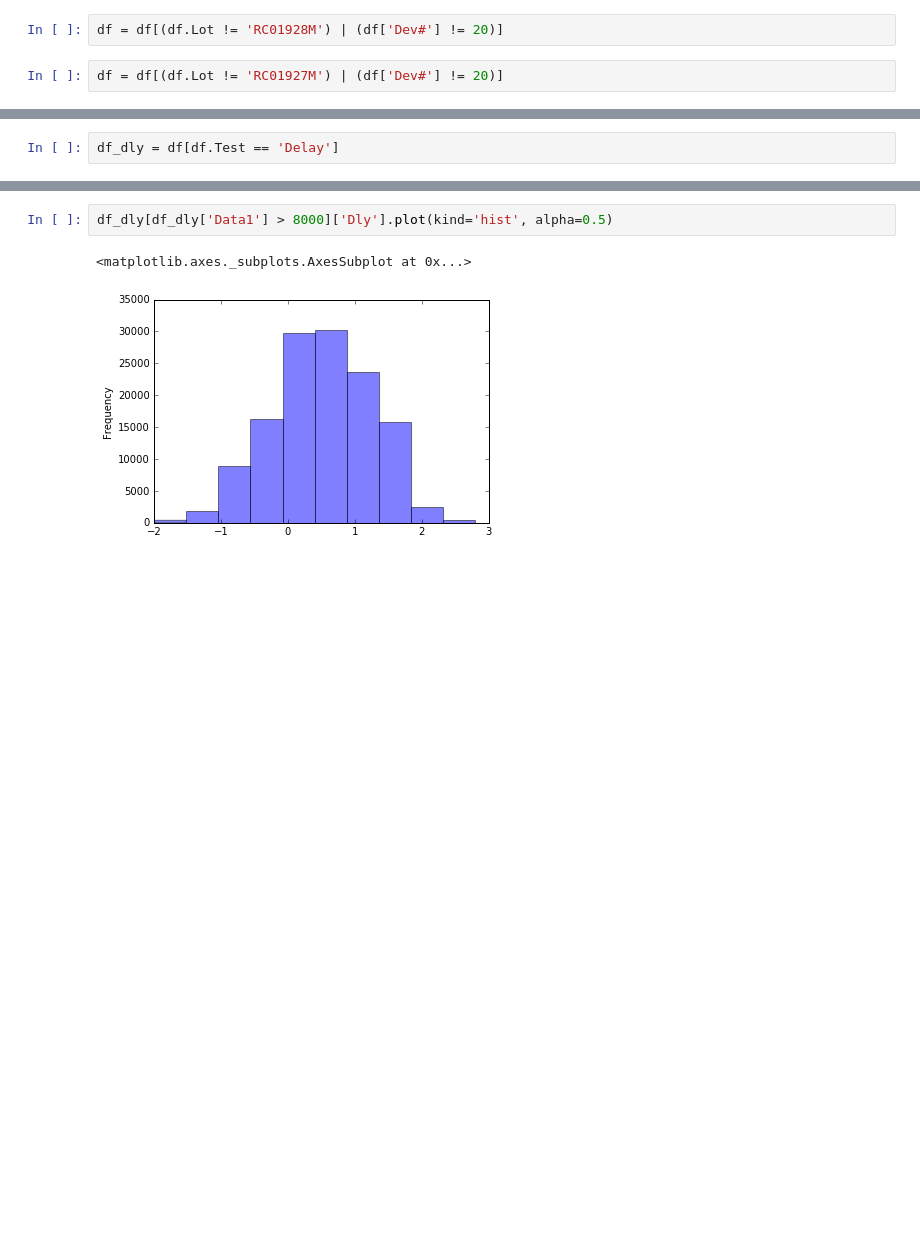
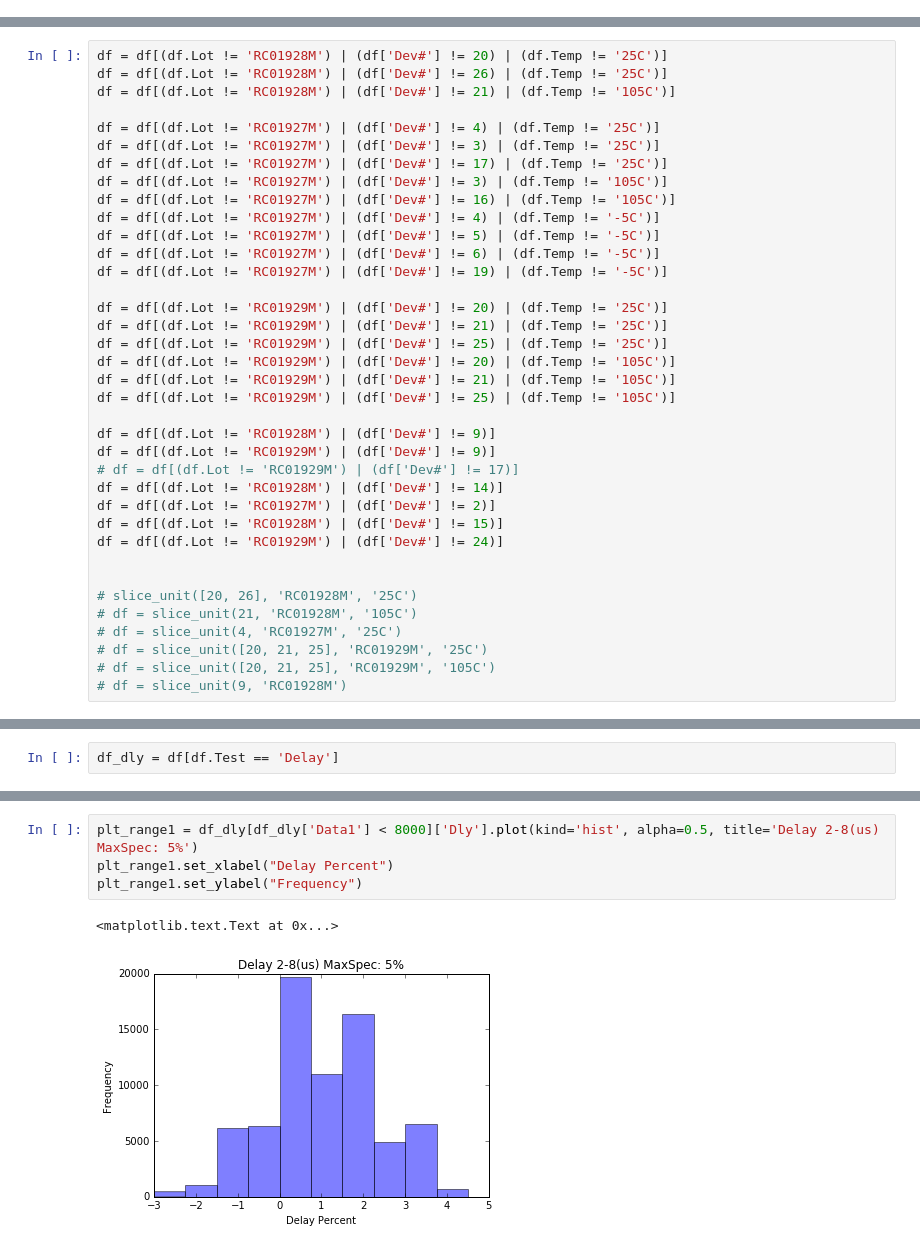
Before and after one commit to yimuguo/DlogProcess, a Jupyter notebook: dlineprocess.ipynb, the cells around one changed output, grey strips where cells are left out. Drawn from its saved outputs; the diff is of its cells as text; blank space fills up the shorter version.

Commit message:
Unit trimming. Finalizing data. Final report

```diff
--- a/dlineprocess.ipynb
+++ b/dlineprocess.ipynb
@@ -83,4 +50,0 @@ df[(df.Lot == 'RC01928M') & (df.Temp == '105C') & (df['Dev#'] == 21)]
-# %%
-df = df[(df.Lot != 'RC01928M') | (df['Dev#'] != 20)]
-# %%
-df = df[(df.Lot != 'RC01927M') | (df['Dev#'] != 20)]
@@ -96,0 +51,37 @@ dict_keys([1, 2, 3, 4, 5, 6, 7, 8, 10, 11, 12, 13, 14, 15, 16, 17, 19, 20, 23, 2
+# %%
+df = df[(df.Lot != 'RC01928M') | (df['Dev#'] != 20) | (df.Temp != '25C')]
+df = df[(df.Lot != 'RC01928M') | (df['Dev#'] != 26) | (df.Temp != '25C')]
+df = df[(df.Lot != 'RC01928M') | (df['Dev#'] != 21) | (df.Temp != '105C')]
+
+df = df[(df.Lot != 'RC01927M') | (df['Dev#'] != 4) | (df.Temp != '25C')]
+df = df[(df.Lot != 'RC01927M') | (df['Dev#'] != 3) | (df.Temp != '25C')]
+df = df[(df.Lot != 'RC01927M') | (df['Dev#'] != 17) | (df.Temp != '25C')]
+df = df[(df.Lot != 'RC01927M') | (df['Dev#'] != 3) | (df.Temp != '105C')]
+df = df[(df.Lot != 'RC01927M') | (df['Dev#'] != 16) | (df.Temp != '105C')]
+df = df[(df.Lot != 'RC01927M') | (df['Dev#'] != 4) | (df.Temp != '-5C')]
+df = df[(df.Lot != 'RC01927M') | (df['Dev#'] != 5) | (df.Temp != '-5C')]
+df = df[(df.Lot != 'RC01927M') | (df['Dev#'] != 6) | (df.Temp != '-5C')]
+df = df[(df.Lot != 'RC01927M') | (df['Dev#'] != 19) | (df.Temp != '-5C')]
+
+df = df[(df.Lot != 'RC01929M') | (df['Dev#'] != 20) | (df.Temp != '25C')]
+df = df[(df.Lot != 'RC01929M') | (df['Dev#'] != 21) | (df.Temp != '25C')]
+df = df[(df.Lot != 'RC01929M') | (df['Dev#'] != 25) | (df.Temp != '25C')]
+df = df[(df.Lot != 'RC01929M') | (df['Dev#'] != 20) | (df.Temp != '105C')]
+df = df[(df.Lot != 'RC01929M') | (df['Dev#'] != 21) | (df.Temp != '105C')]
+df = df[(df.Lot != 'RC01929M') | (df['Dev#'] != 25) | (df.Temp != '105C')]
+
+df = df[(df.Lot != 'RC01928M') | (df['Dev#'] != 9)]
+df = df[(df.Lot != 'RC01929M') | (df['Dev#'] != 9)]
+# df = df[(df.Lot != 'RC01929M') | (df['Dev#'] != 17)]
+df = df[(df.Lot != 'RC01928M') | (df['Dev#'] != 14)]
+df = df[(df.Lot != 'RC01927M') | (df['Dev#'] != 2)]
+df = df[(df.Lot != 'RC01928M') | (df['Dev#'] != 15)]
+df = df[(df.Lot != 'RC01929M') | (df['Dev#'] != 24)]
+
+
+# slice_unit([20, 26], 'RC01928M', '25C')
+# df = slice_unit(21, 'RC01928M', '105C')
+# df = slice_unit(4, 'RC01927M', '25C')
+# df = slice_unit([20, 21, 25], 'RC01929M', '25C')
+# df = slice_unit([20, 21, 25], 'RC01929M', '105C')
+# df = slice_unit(9, 'RC01928M')
@@ -125,9 +216,11 @@ max          5.000000
 Name: Dly, dtype: float64
 # %%
-df_dly[df_dly['Data1'] > 8000]['Dly'].plot(kind='hist', alpha=0.5)
+plt_range1 = df_dly[df_dly['Data1'] < 8000]['Dly'].plot(kind='hist', alpha=0.5, title='Delay 2-8(us) MaxSpec: 5%')
+plt_range1.set_xlabel("Delay Percent")
+plt_range1.set_ylabel("Frequency")
 # %% [output]
-<matplotlib.axes._subplots.AxesSubplot at 0x...>
+<matplotlib.text.Text at 0x...>
-[figure, old version]
+[figure, new version]
 # %%
 df_dly[df_dly['Data1'] >= 8000].Dly.describe()
 # %% [output]
```
Also changed, not shown: parts of 27 cells of this notebook.
